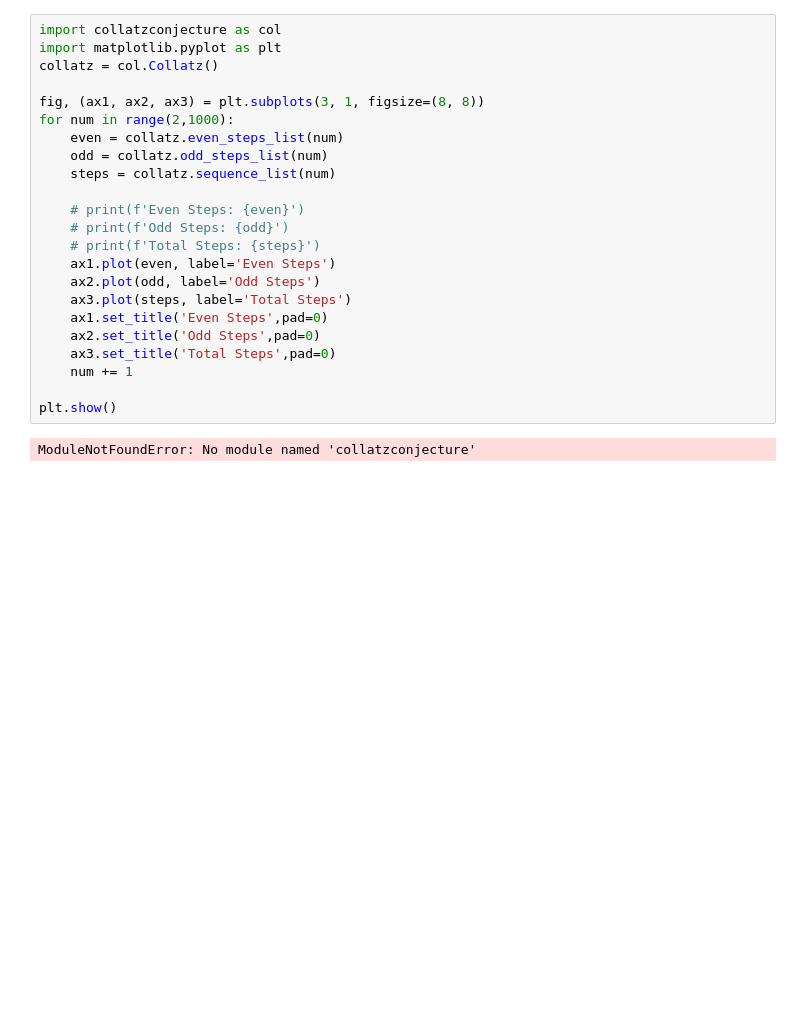
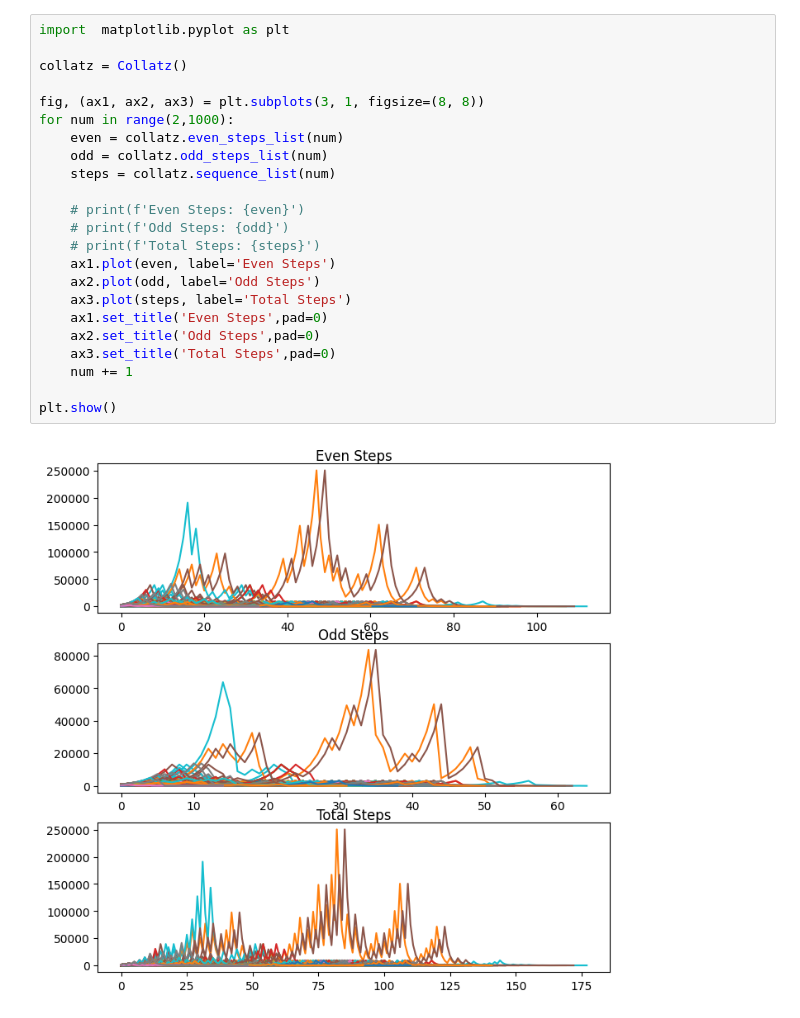
Before and after one commit to Cozmeh/Collatz-Conjecture, a Jupyter notebook: Experiments/Test.ipynb, the cells around one changed output. Drawn from its saved outputs; the diff is of its cells as text; blank space fills up the shorter version.

```diff
--- a/Experiments/Test.ipynb
+++ b/Experiments/Test.ipynb
@@ -1,25 +189,25 @@
 # %%
-import collatzconjecture as col
-import matplotlib.pyplot as plt
-collatz = col.Collatz()
+import  matplotlib.pyplot as plt
+
+collatz = Collatz()
 
 fig, (ax1, ax2, ax3) = plt.subplots(3, 1, figsize=(8, 8))
 for num in range(2,1000):
     even = collatz.even_steps_list(num)
     odd = collatz.odd_steps_list(num)
     steps = collatz.sequence_list(num)
 
     # print(f'Even Steps: {even}')
     # print(f'Odd Steps: {odd}')
     # print(f'Total Steps: {steps}')
     ax1.plot(even, label='Even Steps')
     ax2.plot(odd, label='Odd Steps')
     ax3.plot(steps, label='Total Steps')
     ax1.set_title('Even Steps',pad=0)
     ax2.set_title('Odd Steps',pad=0)
     ax3.set_title('Total Steps',pad=0)
     num += 1
 
 plt.show()
 # %% [output]
-ModuleNotFoundError: No module named 'collatzconjecture'
+[figure, added]
```
Also changed, not shown: parts of 1 cell of this notebook, 2 other files.
